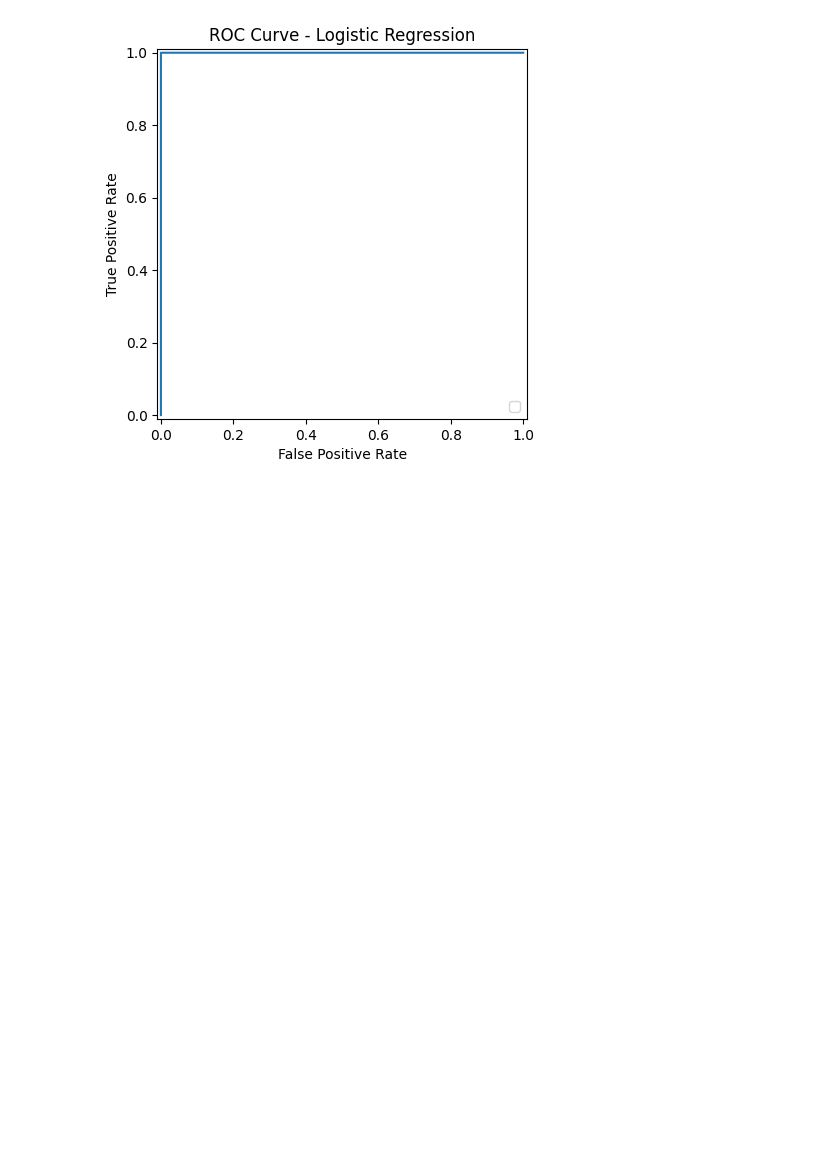
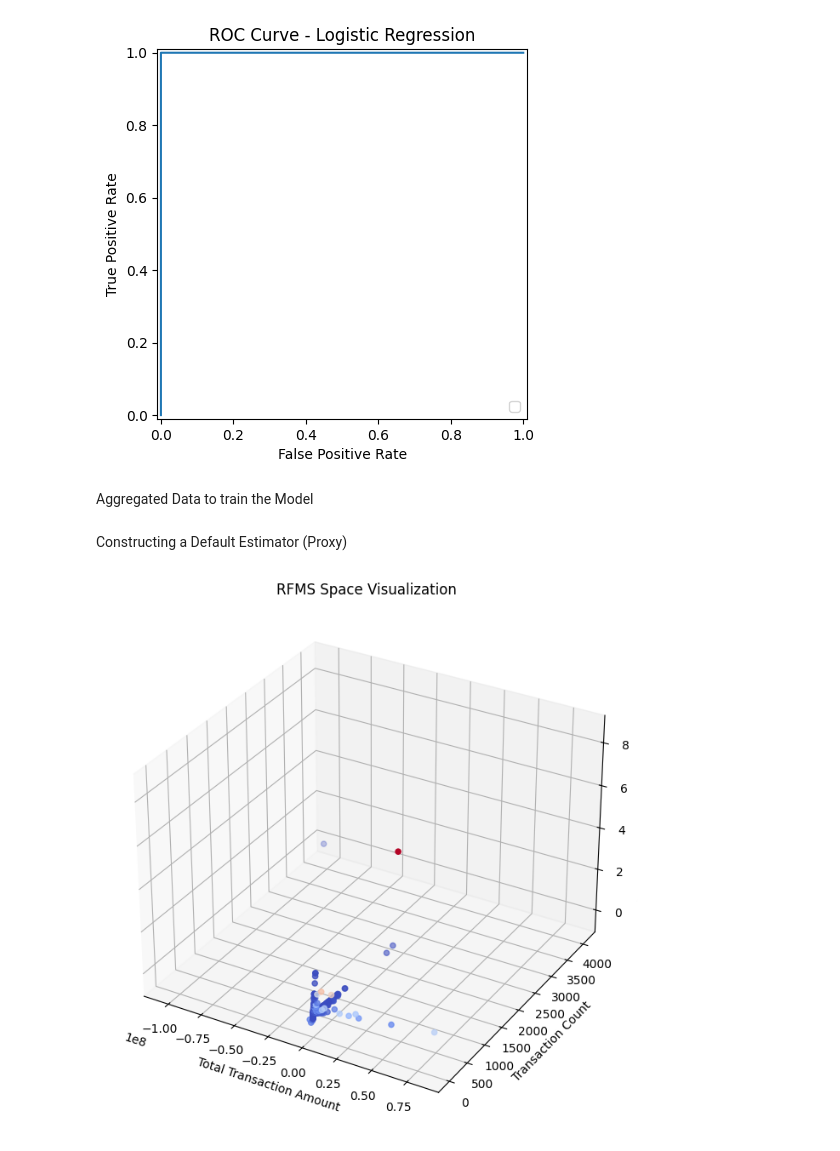
Before and after one commit to Birkity/-Credit-Scoring-Model, a Jupyter notebook: notebooks/task_2.ipynb, the cells around one changed output. Drawn from its saved outputs; the diff is of its cells as text; code cells hidden in the pictures; blank space fills up the shorter version.

```diff
--- a/notebooks/task_2.ipynb
+++ b/notebooks/task_2.ipynb
@@ -563,3 +564,26 @@ plt.title("ROC Curve - Logistic Regression")
 plt.show()
 # %% [output]
 [figure]
+# %% [markdown]
+Aggregated Data to train the Model
+# %% [markdown]
+Constructing a Default Estimator (Proxy)
+# %%
+
+from mpl_toolkits.mplot3d import Axes3D
+
+fig = plt.figure(figsize=(10, 8))
+ax = fig.add_subplot(111, projection='3d')
+
+ax.scatter(customer_aggregates['TotalTransactionAmount'],
+           customer_aggregates['TransactionCount'],
+           customer_aggregates['AvgTransactionAmount'],
+           c=customer_aggregates['StdDevTransactionAmount'], cmap='coolwarm')
+
+ax.set_xlabel('Total Transaction Amount')
+ax.set_ylabel('Transaction Count')
+ax.set_zlabel('Average Transaction Amount')
+plt.title("RFMS Space Visualization")
+plt.show()
+# %% [output]
+[figure, added]
```
Also changed, not shown: parts of 6 cells of this notebook.
